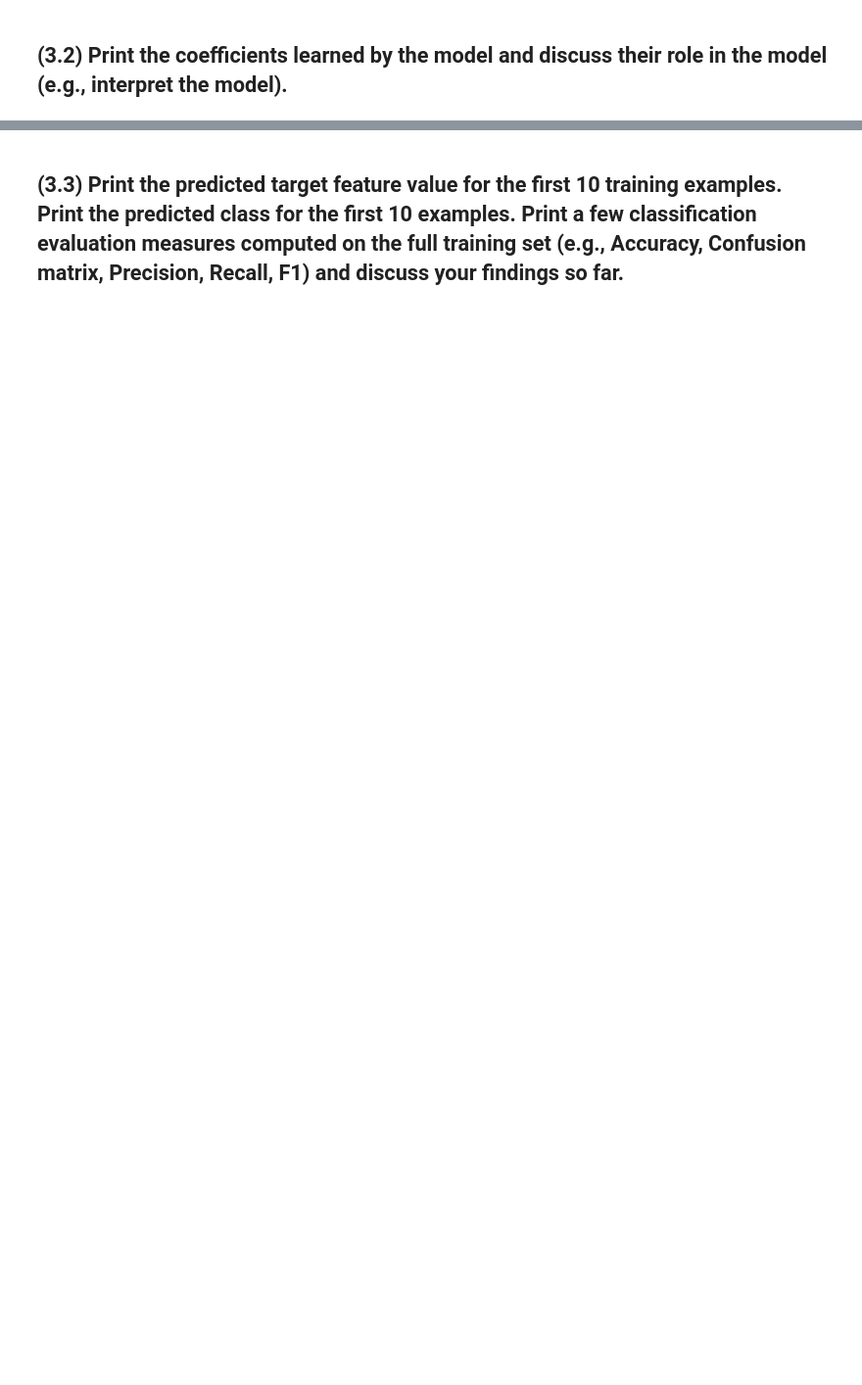
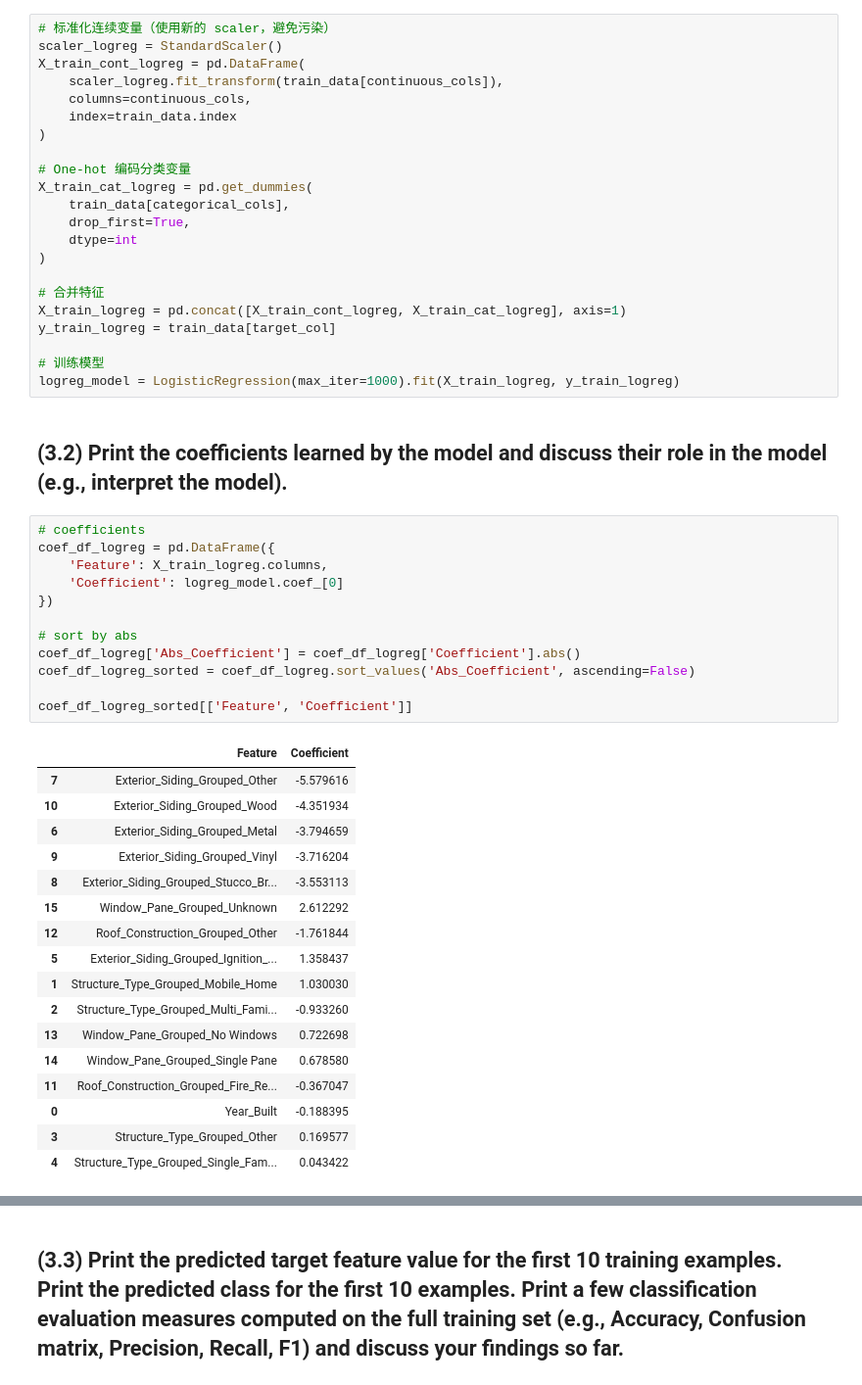
Before and after one commit to xiaoxiajin/47350DA-2, a Jupyter notebook: 2024-Homework2-Notebook.ipynb, the cells around one changed output, grey strips where cells are left out. Shown: that part at 98% size. Drawn from its saved outputs; the diff is of its cells as text; blank space fills up the shorter version.

```diff
--- a/2024-Homework2-Notebook.ipynb
+++ b/2024-Homework2-Notebook.ipynb
@@ -1369,2 +1371,54 @@ weighted avg       0.79      0.78      0.77      6079
+# %%
+# 标准化连续变量（使用新的 scaler，避免污染）
+scaler_logreg = StandardScaler()
+X_train_cont_logreg = pd.DataFrame(
+    scaler_logreg.fit_transform(train_data[continuous_cols]),
+    columns=continuous_cols,
+    index=train_data.index
+)
+
+# One-hot 编码分类变量
+X_train_cat_logreg = pd.get_dummies(
+    train_data[categorical_cols],
+    drop_first=True,
+    dtype=int
+)
+
+# 合并特征
+X_train_logreg = pd.concat([X_train_cont_logreg, X_train_cat_logreg], axis=1)
+y_train_logreg = train_data[target_col]
+
+# 训练模型
+logreg_model = LogisticRegression(max_iter=1000).fit(X_train_logreg, y_train_logreg)
 # %% [markdown]
 ## (3.2) Print the coefficients learned by the model and discuss their role in the model (e.g., interpret the model).
+# %%
+# coefficients
+coef_df_logreg = pd.DataFrame({
+    'Feature': X_train_logreg.columns,
+    'Coefficient': logreg_model.coef_[0]
+})
+
+# sort by abs
+coef_df_logreg['Abs_Coefficient'] = coef_df_logreg['Coefficient'].abs()
+coef_df_logreg_sorted = coef_df_logreg.sort_values('Abs_Coefficient', ascending=False)
+
+coef_df_logreg_sorted[['Feature', 'Coefficient']]
+# %% [output]
+|  | Feature | Coefficient |
+| 7 | Exterior_Siding_Grouped_Other | -5.579616 |
+| 10 | Exterior_Siding_Grouped_Wood | -4.351934 |
+| 6 | Exterior_Siding_Grouped_Metal | -3.794659 |
+| 9 | Exterior_Siding_Grouped_Vinyl | -3.716204 |
+| 8 | Exterior_Siding_Grouped_Stucco_Br... | -3.553113 |
+| 15 | Window_Pane_Grouped_Unknown | 2.612292 |
+| 12 | Roof_Construction_Grouped_Other | -1.761844 |
+| 5 | Exterior_Siding_Grouped_Ignition_... | 1.358437 |
+| 1 | Structure_Type_Grouped_Mobile_Home | 1.030030 |
+| 2 | Structure_Type_Grouped_Multi_Fami... | -0.933260 |
+| 13 | Window_Pane_Grouped_No Windows | 0.722698 |
+| 14 | Window_Pane_Grouped_Single Pane | 0.678580 |
+| 11 | Roof_Construction_Grouped_Fire_Re... | -0.367047 |
+| 0 | Year_Built | -0.188395 |
+| 3 | Structure_Type_Grouped_Other | 0.169577 |
+| 4 | Structure_Type_Grouped_Single_Fam... | 0.043422 |
```
Also changed, not shown: parts of 19 cells of this notebook.
